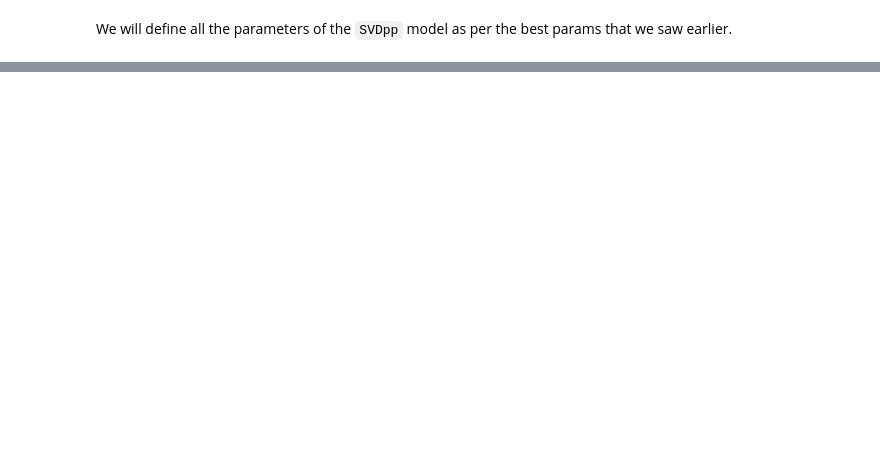
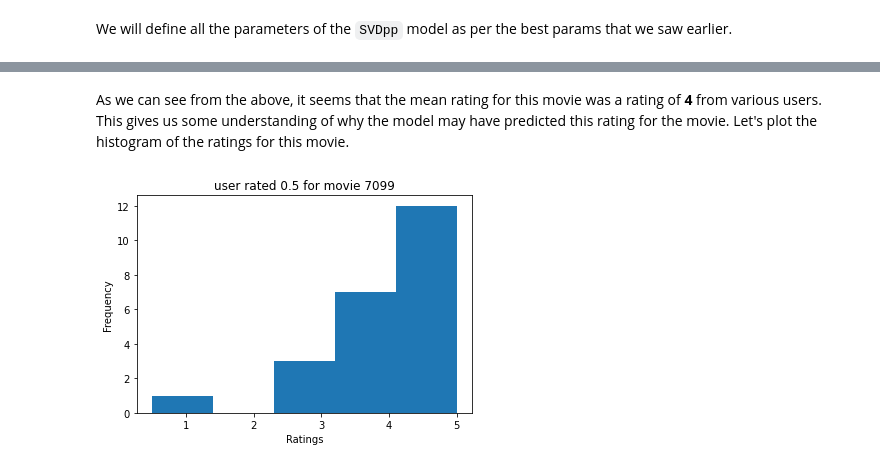
Before and after one commit to sujayjangam/Movie-Recommender-System, a Jupyter notebook: 3_Surprise_Library_Models.ipynb, the cells around one changed output, grey strips where cells are left out. Cells and saved outputs as stored; diff of their text form; code cells hidden in the pictures; blank space fills up the shorter version.

```diff
--- a/3_Surprise_Library_Models.ipynb
+++ b/3_Surprise_Library_Models.ipynb
@@ -35,3 +67,6 @@ import random
 my_seed = 42
 random.seed(my_seed)
 np.random.seed(my_seed)
+# %%
+# setting global font size for charts to be 12
+plt.rcParams['font.size'] = 12
@@ -906,0 +1119,13 @@ data.raw_ratings = train_raw_ratings
+# %% [markdown]
+As we can see from the above, it seems that the mean rating for this movie was a rating of **4** from various users. This gives us some understanding of why the model may have predicted this rating for the movie. Let's plot the histogram of the ratings for this movie.
+# %%
+# passing in the series to plot histogram
+df.loc[df['movieId'] == 7099, 'rating'].plot.hist(bins=5)
+
+# setting chart title
+plt.title('user rated 0.5 for movie 7099')
+
+# setting x-axis label
+plt.xlabel('Ratings');
+# %% [output]
+[figure, added]
```
Also changed, not shown: parts of 136 cells of this notebook.
